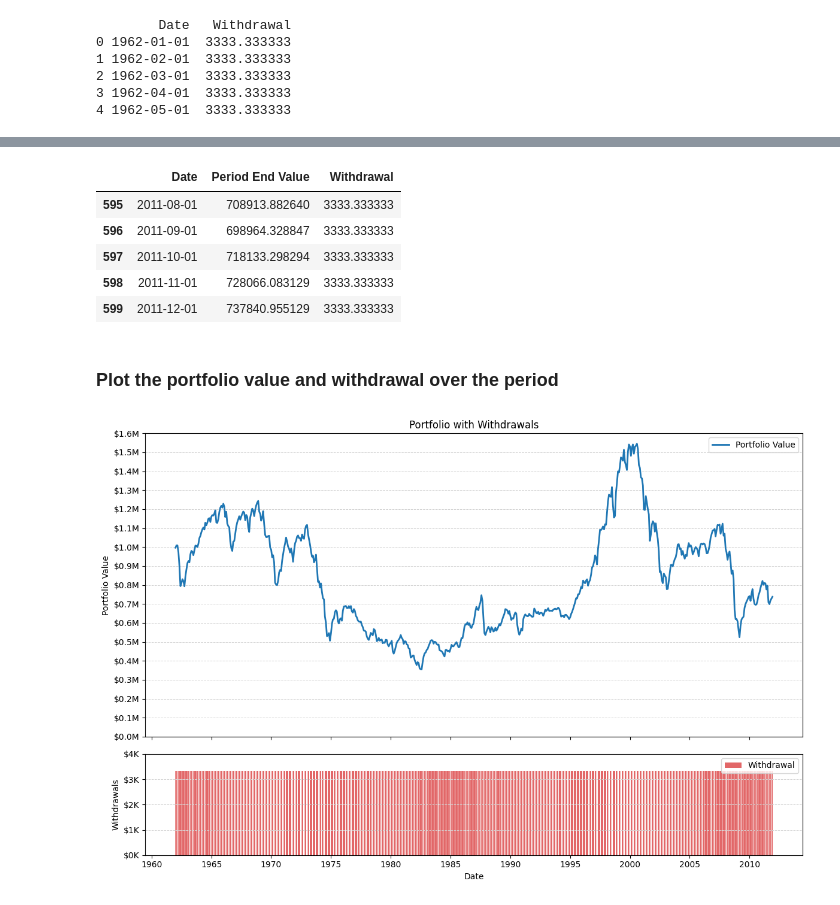
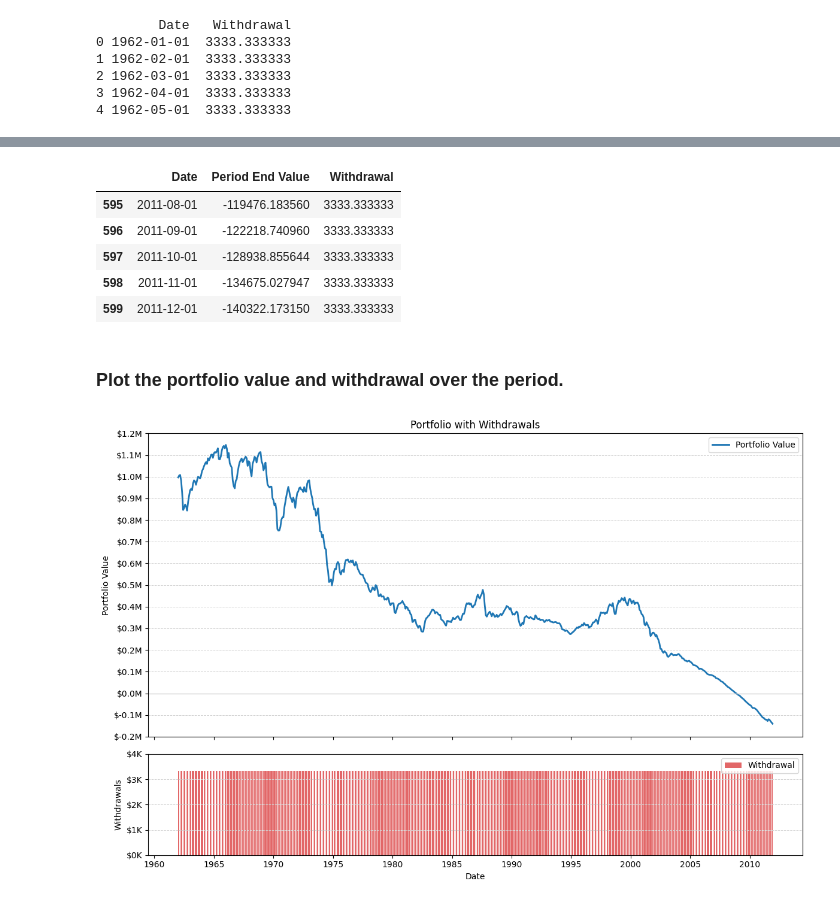
Before and after one commit to rogercost/fire-guardrails, a Jupyter notebook: Guardrails.ipynb, the cells around one changed output, grey strips where cells are left out. Cells and saved outputs as stored; diff of their text form; code cells hidden in the pictures.

Commit message:
Add brute force function to get withdrawal rate for target success rate. TODO optimize, discretize, interpolate, store.

```diff
--- a/Guardrails.ipynb
+++ b/Guardrails.ipynb
@@ -83,15 +91,21 @@ df.tail()
 # %%
-def portfolio_with_withdrawals(df, withdrawals, initial_value=1_000_000):
+def run_retirement_simulation(df, withdrawals, initial_value=1_000_000, stock_pct=0.75):
     """
     df: DataFrame with 'Date' (YYYY-MM-dd) and 'Real Total Return Price'
-    withdrawals: DataFrame with ['Date', 'Withdrawal'] aligned with df['Date']
+    withdrawals: DataFrame with ['Date', 'Withdrawal'] for the desired analysis period (should be a subset of df['Date'])
+    initial_value: Portfolio value at start of period
     """
     df = df.copy()
     df = df.merge(withdrawals, on="Date", how="inner").fillna({"Withdrawal": 0.0})
 
-    # Normalize return index
-    base = df["Real Total Return Price"].iloc[0]
-    df["GrowthFactor"] = df["Real Total Return Price"] / base
+    # Baseline for computing real returns of stock and bond components of portfolio
+    stock_base = df["Real Total Return Price"].iloc[0]
+    bond_base = df["Real Total Bond Returns"].iloc[0]
+
+    # Compute growth factors
+    df["StockGrowthFactor"] = df["Real Total Return Price"] / stock_base
+    df["BondGrowthFactor"] = df["Real Total Bond Returns"] / bond_base
+    df["GrowthFactor"] = df["StockGrowthFactor"] * stock_pct + df["BondGrowthFactor"] * (1 - stock_pct)
 
     values = []
     value = initial_value
@@ -101,7 +115,7 @@ def portfolio_with_withdrawals(df, withdrawals, initial_value=1_000_000):
         # Withdrawal happens at start of period
         value -= row["Withdrawal"]
 
-        # Growth happens during the period
+        # Growth (or un-growth!) happens during the period
         growth = row["GrowthFactor"] / last_factor
         value *= growth
 
@@ -115,5 +135,5 @@ def portfolio_with_withdrawals(df, withdrawals, initial_value=1_000_000):
 # %%
-def get_constant_withdrawals(data, start_date, end_date, initial_value=1_000_000, percent_level=0.04):
+def get_constant_withdrawals(data, start_date, end_date, initial_value=1_000_000, annual_percent_level=0.04):
     """
     Create a dataframe of constant withdrawals over a date range.
 
@@ -127,7 +147,7 @@ def get_constant_withdrawals(data, start_date, end_date, initial_value=1_000_000
         Ending date of the withdrawal range.
     initial_value : float, optional
         Initial portfolio value (default 1,000,000).
-    percent_level : float, optional
+    annual_percent_level : float, optional
         Annual withdrawal rate (default 0.04 = 4%).
 
     Returns
@@ -142,13 +162,13 @@ def get_constant_withdrawals(data, start_date, end_date, initial_value=1_000_000
     subset = data.loc[mask, ["Date"]].reset_index(drop=True)
 
     # compute withdrawal value
-    withdrawal_value = initial_value * percent_level / 12
+    withdrawal_value = initial_value * annual_percent_level / 12
     subset["Withdrawal"] = withdrawal_value
 
     return subset
 # %%
-withdrawals_df = get_constant_withdrawals(df, start_date="1962-01-01", end_date="2011-12-01")
-print(withdrawals_df.head())
+four_pct_withdrawals = get_constant_withdrawals(df, start_date="1962-01-01", end_date="2011-12-01")
+print(four_pct_withdrawals.head())
 # %% [output]
         Date   Withdrawal
 0 1962-01-01  3333.333333
@@ -168,0 +179,3 @@ four_percent_portfolio.head()
+# %%
+four_pct_simulation = run_retirement_simulation(df, four_pct_withdrawals)
+four_pct_simulation.head()
@@ -169,14 +189,14 @@ four_percent_portfolio.head()
 # %%
-four_percent_portfolio.tail()
+four_pct_simulation.tail()
 # %% [output]
 |  | Date | Period End Value | Withdrawal |
-| 595 | 2011-08-01 | 708913.882640 | 3333.333333 |
-| 596 | 2011-09-01 | 698964.328847 | 3333.333333 |
-| 597 | 2011-10-01 | 718133.298294 | 3333.333333 |
-| 598 | 2011-11-01 | 728066.083129 | 3333.333333 |
-| 599 | 2011-12-01 | 737840.955129 | 3333.333333 |
+| 595 | 2011-08-01 | -119476.183560 | 3333.333333 |
+| 596 | 2011-09-01 | -122218.740960 | 3333.333333 |
+| 597 | 2011-10-01 | -128938.855644 | 3333.333333 |
+| 598 | 2011-11-01 | -134675.027947 | 3333.333333 |
+| 599 | 2011-12-01 | -140322.173150 | 3333.333333 |
 # %% [markdown]
-### Plot the portfolio value and withdrawal over the period
+### Plot the portfolio value and withdrawal over the period.
 # %%
 import matplotlib.pyplot as plt
 import matplotlib.ticker as mtick
@@ -245,6 +265,6 @@ def plot_portfolio(df):
     plt.tight_layout()
     plt.show()
 # %%
-plot_portfolio(four_percent_portfolio)
+plot_portfolio(four_pct_simulation)
 # %% [output]
-[figure, old version]
+[figure, new version]
```
Also changed, not shown: parts of 15 cells of this notebook.
